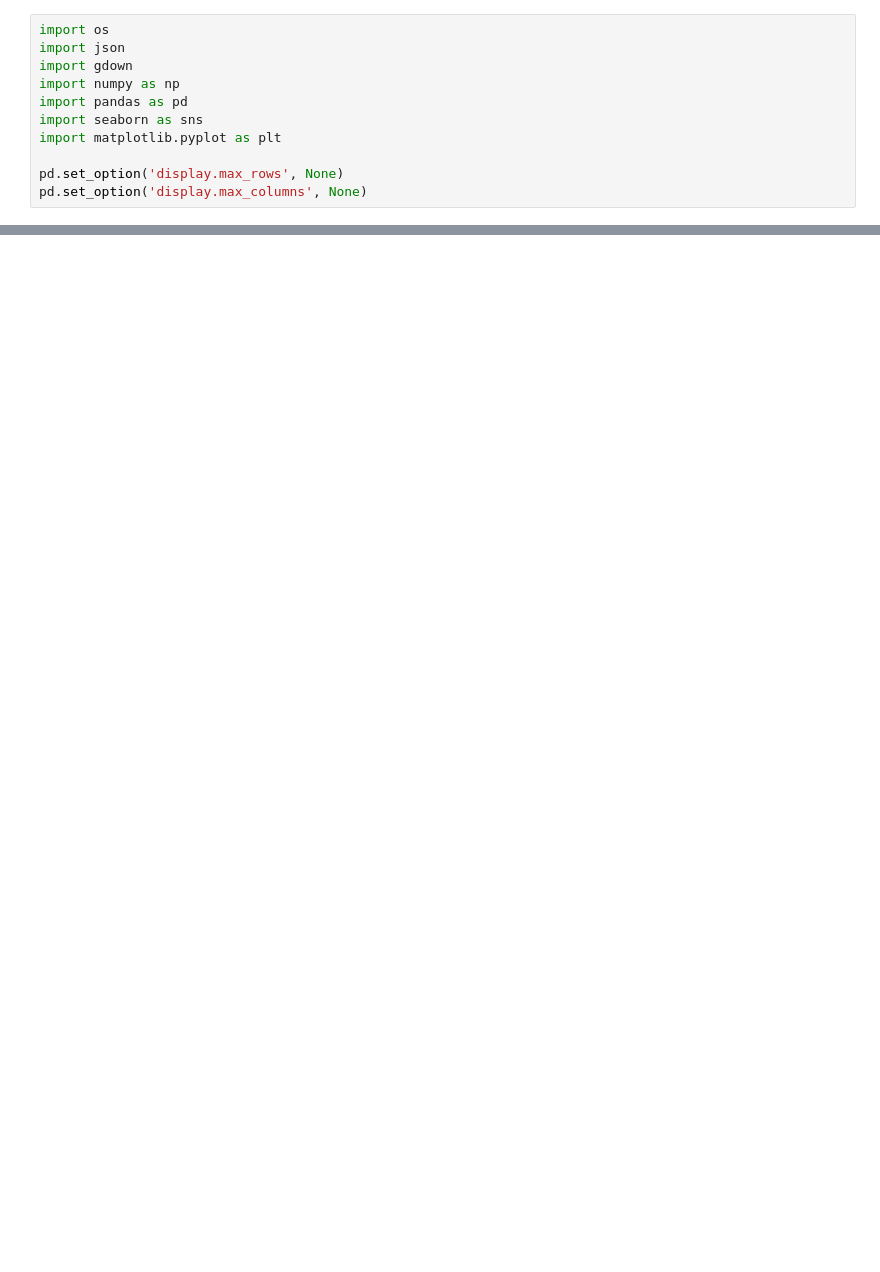
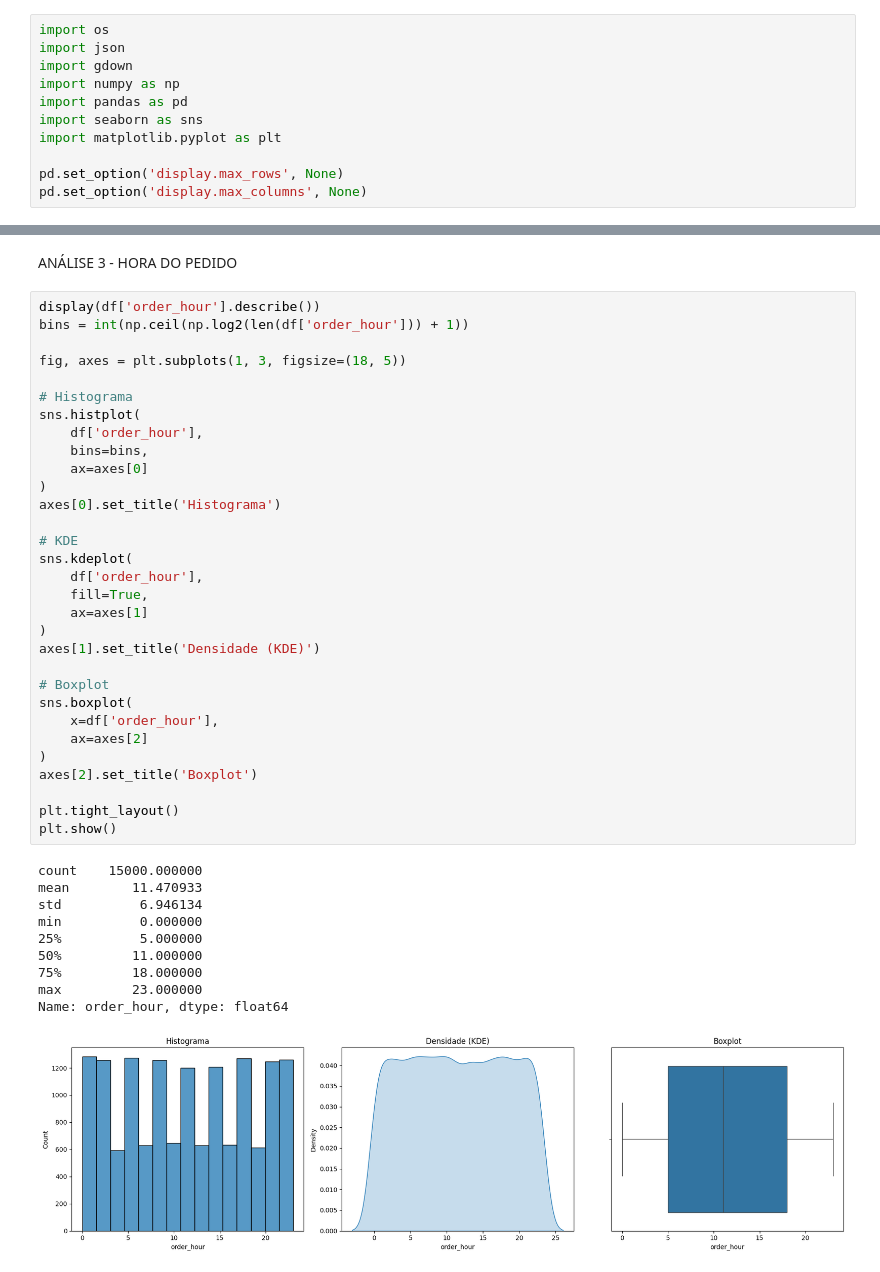
Before and after one commit to LeandroRodriguesCarneiro/pos_graduacao_analise_preparacao_dados, a Jupyter notebook: main.ipynb, the cells around one changed output, grey strips where cells are left out. Cells and saved outputs as stored; diff of their text form; blank space fills up the shorter version.

```diff
--- a/main.ipynb
+++ b/main.ipynb
@@ -177,0 +240,44 @@ Name: count, dtype: int64
+# %% [markdown]
+ANÁLISE 3 - HORA DO PEDIDO
+# %%
+display(df['order_hour'].describe())
+bins = int(np.ceil(np.log2(len(df['order_hour'])) + 1))
+
+fig, axes = plt.subplots(1, 3, figsize=(18, 5))
+
+# Histograma
+sns.histplot(
+    df['order_hour'],
+    bins=bins,
+    ax=axes[0]
+)
+axes[0].set_title('Histograma')
+
+# KDE
+sns.kdeplot(
+    df['order_hour'],
+    fill=True,
+    ax=axes[1]
+)
+axes[1].set_title('Densidade (KDE)')
+
+# Boxplot
+sns.boxplot(
+    x=df['order_hour'],
+    ax=axes[2]
+)
+axes[2].set_title('Boxplot')
+
+plt.tight_layout()
+plt.show()
+# %% [output]
+count    15000.000000
+mean        11.470933
+std          6.946134
+min          0.000000
+25%          5.000000
+50%         11.000000
+75%         18.000000
+max         23.000000
+Name: order_hour, dtype: float64
+[figure, added]
```
Also changed, not shown: parts of 67 cells of this notebook.
